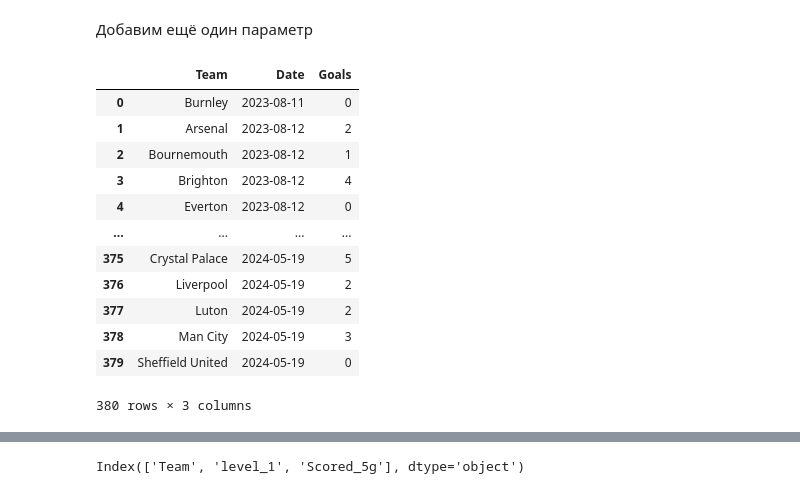
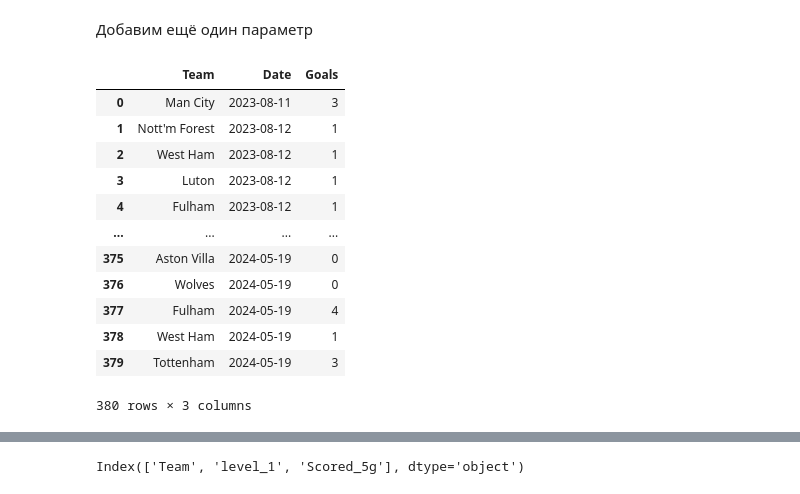
Before and after one commit to rriizz2k/EPL-Match-Predictor, a Jupyter notebook: PL_prediction.ipynb, the cells around one changed output, grey strips where cells are left out. Saved outputs shown, nothing was run; the diff lists cells and outputs as text; code cells hidden in the pictures.

```diff
--- a/PL_prediction.ipynb
+++ b/PL_prediction.ipynb
@@ -278,21 +278,21 @@ df_ga = df_ga.rename(columns = {'FTAG': 'Goals'})
 
 df_gh = df_gh.reset_index(drop=True)
 df_ga = df_ga.reset_index(drop=True)
-# %%
-df_gh
-# %% [output]
-|  | Team | Date | Goals |
-| 0 | Burnley | 2023-08-11 | 0 |
-| 1 | Arsenal | 2023-08-12 | 2 |
-| 2 | Bournemouth | 2023-08-12 | 1 |
-| 3 | Brighton | 2023-08-12 | 4 |
-| 4 | Everton | 2023-08-12 | 0 |
-| ... | ... | ... | ... |
-| 375 | Crystal Palace | 2024-05-19 | 5 |
-| 376 | Liverpool | 2024-05-19 | 2 |
-| 377 | Luton | 2024-05-19 | 2 |
-| 378 | Man City | 2024-05-19 | 3 |
-| 379 | Sheffield United | 2024-05-19 | 0 |
-380 rows × 3 columns
+# %%
+df_ga
+# %% [output]
+|  | Team | Date | Goals |
+| 0 | Man City | 2023-08-11 | 3 |
+| 1 | Nott'm Forest | 2023-08-12 | 1 |
+| 2 | West Ham | 2023-08-12 | 1 |
+| 3 | Luton | 2023-08-12 | 1 |
+| 4 | Fulham | 2023-08-12 | 1 |
+| ... | ... | ... | ... |
+| 375 | Aston Villa | 2024-05-19 | 0 |
+| 376 | Wolves | 2024-05-19 | 0 |
+| 377 | Fulham | 2024-05-19 | 4 |
+| 378 | West Ham | 2024-05-19 | 1 |
+| 379 | Tottenham | 2024-05-19 | 3 |
+380 rows × 3 columns
 # %%
 df_scored = pd.concat([df_gh, df_ga])
```
Also changed, not shown: parts of 8 cells of this notebook.
